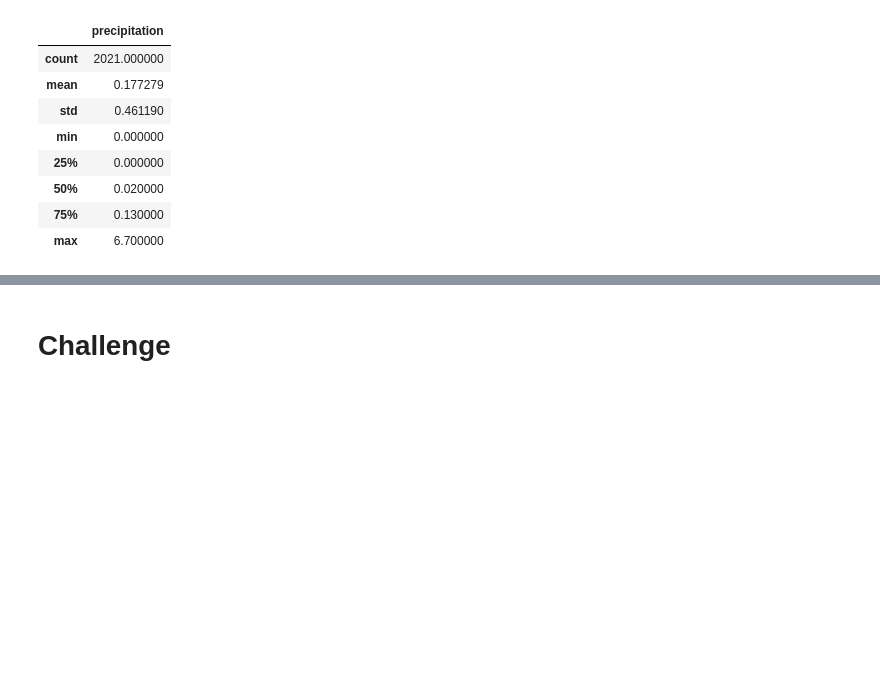
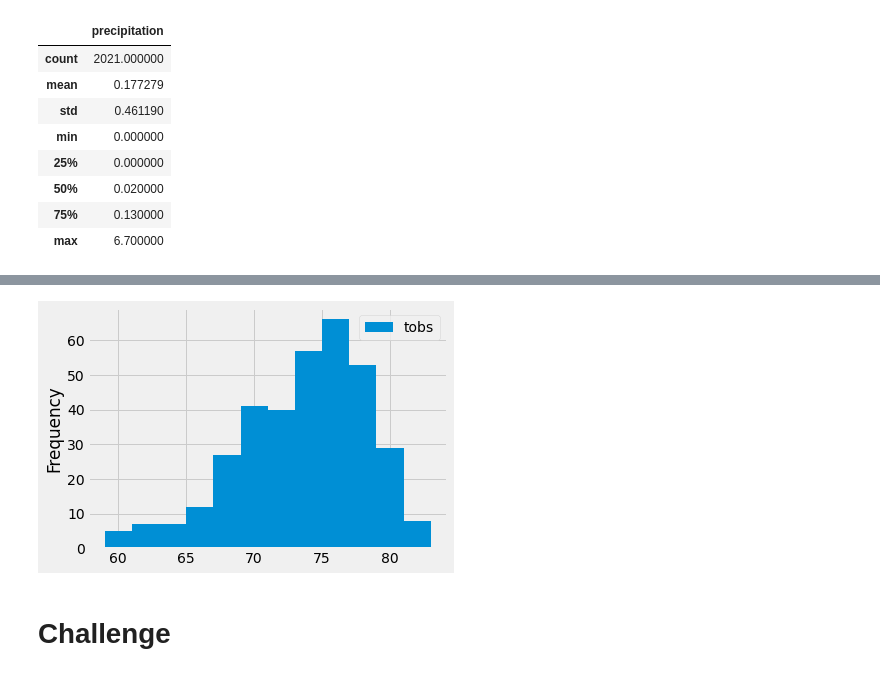
Before and after one commit to Oseriki/surfs_up, a Jupyter notebook: climate_analysis.ipynb, the cells around one changed output, grey strips where cells are left out. Drawn from its saved outputs; the diff is of its cells as text; code cells hidden in the pictures; blank space fills up the shorter version.

```diff
--- a/climate_analysis.ipynb
+++ b/climate_analysis.ipynb
@@ -207,3 +231,8 @@ df.describe()
 # %%
 # Choose the station with the highest number of temperature observations.
 # Query the last 12 months of temperature observation data for this station and plot the results as a histogram
+results = session.query(Measurement.tobs).\
+filter(Measurement.station == 'USC00519281').\
+filter(Measurement.date >= prev_year).all()
+
+print(results)
@@ -209,0 +241,4 @@ df.describe()
+# %%
+# Convert the results above to a DataFrame
+df = pd.DataFrame(results, columns=['tobs'])
+print(df)
@@ -210,3 +260,14 @@ df.describe()
+# %%
+# Plot the Temperature Observations from above df
+# Note- "Bin" refers to each rectangular column in the plot, as shown below.
+df.plot.hist(bins=12)
+
+# Use plt.tight_layout() to compress the x-axis labels so that they fit into the box holding our plot.
+plt.tight_layout()
+
+# Looking at this plot below , we can infer that a vast majority of the observations were over 67 degrees. If you count up the bins to the right of 67 degrees, you will get about 325 days where it was over 67 degrees when the temperature was observed.
+# %% [output]
+[figure, added]
 # %%
 # Write a function called `calc_temps` that will accept start date and end date in the format '%Y-%m-%d'
 # and return the minimum, average, and maximum temperatures for that range of dates
```
Also changed, not shown: parts of 6 cells of this notebook.
